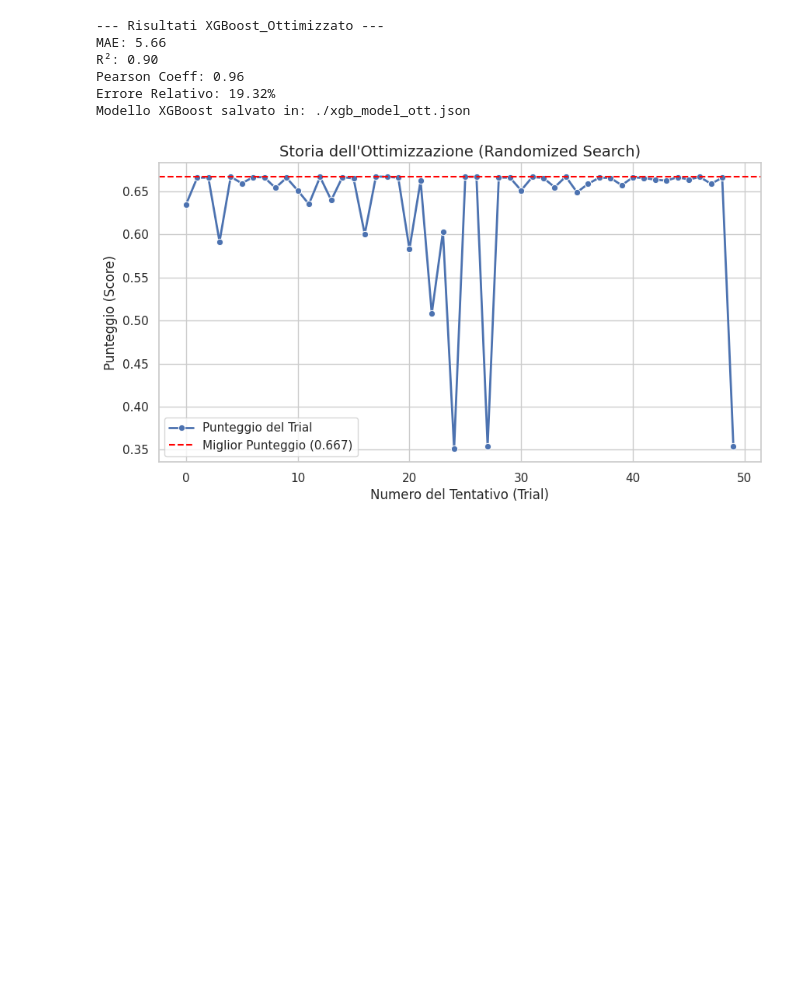
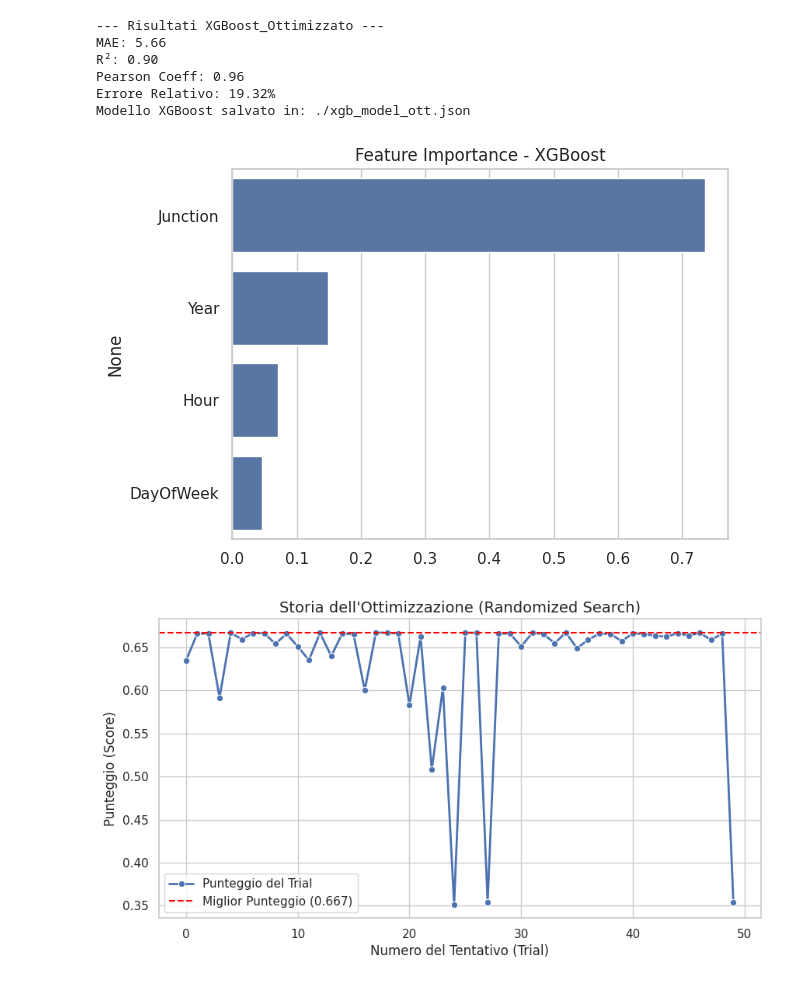
Before and after one commit to MatteMon03/progetto_data_intensive, a Jupyter notebook: MatteoMonari.ipynb, the cells around one changed output. Saved outputs shown, nothing was run; the diff lists cells and outputs as text; code cells hidden in the pictures; blank space fills up the shorter version.

```diff
--- a/MatteoMonari.ipynb
+++ b/MatteoMonari.ipynb
@@ -457,24 +443,2 @@ Errore Relativo: 18.94%
 # %% [markdown]
 ### SVR
-# %%
-from sklearn.svm import SVR
-
-# 1. Configurazione del modello
-svr_model = make_pipeline(
-    StandardScaler(),
-    SVR(kernel='rbf',
-        C=100,
-        epsilon=0.1,
-        cache_size=1000
-    )
-)
-
-# 2. Allenamento
-print("Inizio allenamento SVR...")
-svr_model.fit(X_train, y_train)
-
-# 3. Predizione
-y_pred_svr = svr_model.predict(X_test)
-
-# 4. Valutazione
-mae_svr, r2_svr, coeff_svr = model_evaluation("Support Vector Regression", y_test, y_pred_svr)
@@ -642,6 +615,13 @@ R²: 0.90
 Pearson Coeff: 0.96
 Errore Relativo: 19.32%
 Modello XGBoost salvato in: ./xgb_model_ott.json
+# %%
+feature_importances = xgb_model_ott.feature_importances_
+sns.barplot(x=feature_importances, y=X_train.columns)
+plt.title("Feature Importance - XGBoost")
+plt.show()
+# %% [output]
+[figure, added]
 # %%
 # 1. Estraiamo tutti i risultati dei tentativi in un comodo DataFrame
 cv_results = pd.DataFrame(random_search.cv_results_)
```
Also changed, not shown: parts of 14 cells of this notebook.
